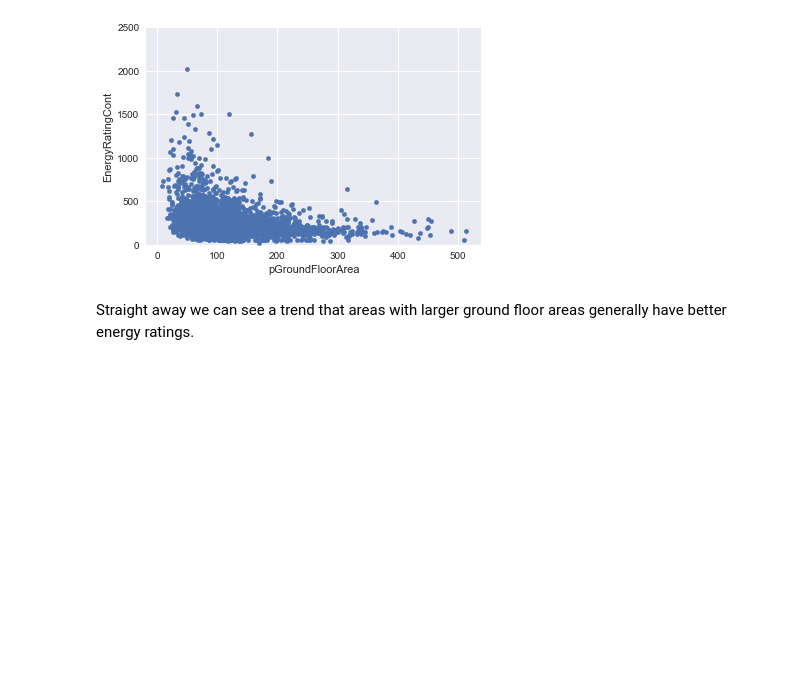
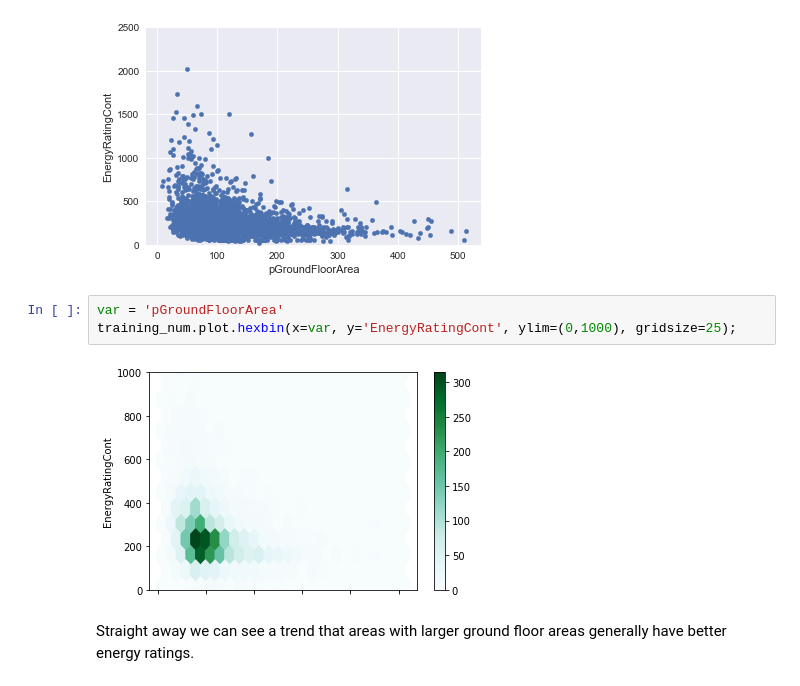
Before and after one commit to mcsweena/AIB-Datahack-2016, a Jupyter notebook: data-exploration-small.ipynb, the cells around one changed output. Saved outputs shown, nothing was run; the diff lists cells and outputs as text; blank space fills up the shorter version.

```diff
--- a/data-exploration-small.ipynb
+++ b/data-exploration-small.ipynb
@@ -300,6 +304,11 @@ var = 'pGroundFloorArea'
 training_num.plot.scatter(x=var, y='EnergyRatingCont', ylim=(0,2500));
 # %% [output]
 [figure]
+# %%
+var = 'pGroundFloorArea'
+training_num.plot.hexbin(x=var, y='EnergyRatingCont', ylim=(0,1000), gridsize=25);
+# %% [output]
+[figure, added]
 # %% [markdown]
 Straight away we can see a trend that areas with larger ground floor areas generally have better energy ratings.
 # %%
```
Also changed, not shown: parts of 1 cell of this notebook, 1 other file.
